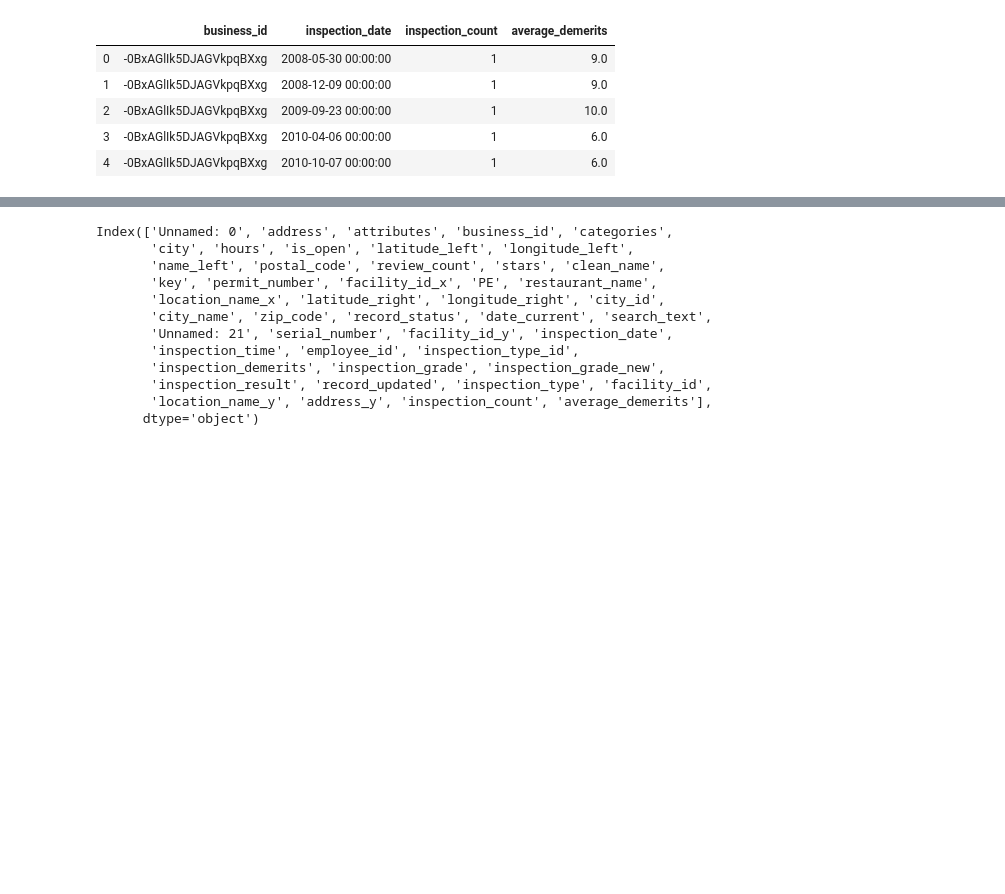
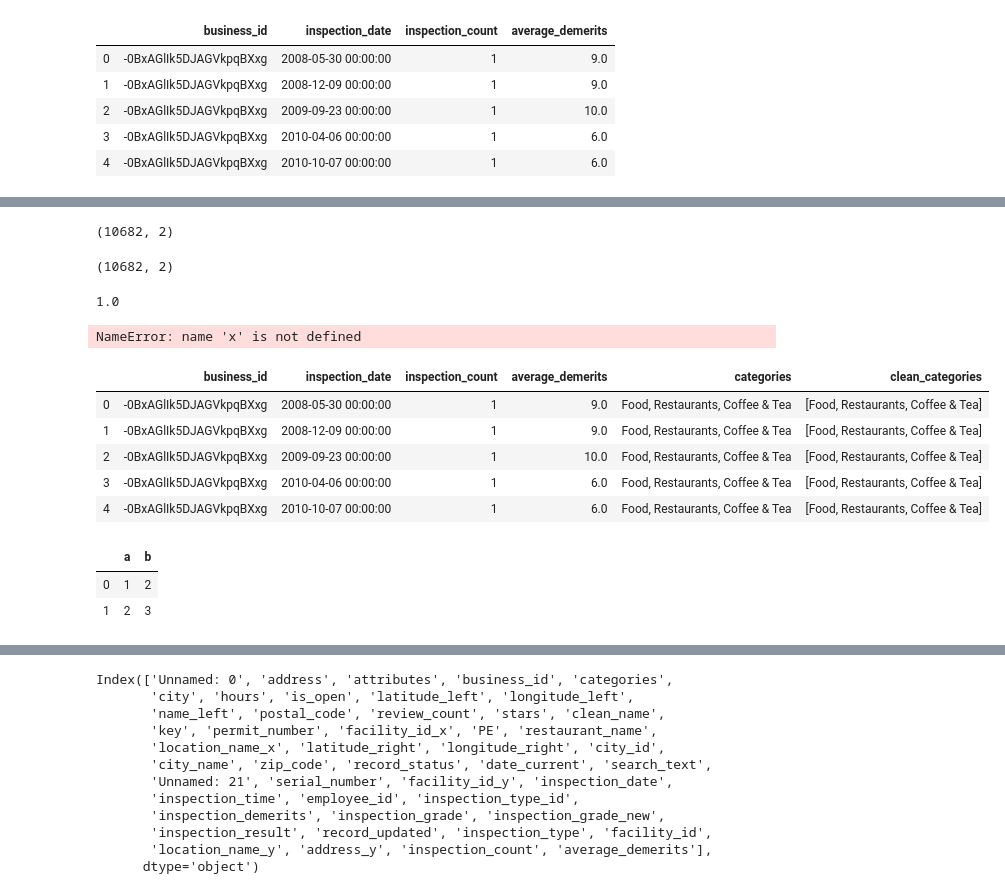
Before and after one commit to RishabPanyam96/Las_Vegas_Food_Inspection, a Jupyter notebook: code/review_inspection_merge.ipynb, the cells around one changed output, grey strips where cells are left out. Cells and saved outputs as stored; diff of their text form; code cells hidden in the pictures; blank space fills up the shorter version.

```diff
--- a/code/review_inspection_merge.ipynb
+++ b/code/review_inspection_merge.ipynb
@@ -370,0 +380,3 @@ count_df.to_csv(file_path + 'y_file.csv')
+# %%
+business_cat_df = business_df[['business_id', 'categories']]
+business_cat_df.head()
@@ -370,0 +390,4 @@ count_df.to_csv(file_path + 'y_file.csv')
+# %%
+business_cat_df.shape
+# %% [output]
+(10682, 2)
@@ -370,0 +396,25 @@ count_df.to_csv(file_path + 'y_file.csv')
+# %%
+business_cat_df.shape
+# %% [output]
+(10682, 2)
+# %%
+business_cat_df.business_id.value_counts().mean()
+# %% [output]
+1.0
+# %%
+business_cat_df['clean_categories'] = business_cat_df['categories'].str.split(",")
+business_cat_df['clean_categories'] = business_cat_df['clean_categories'].str.strip()
+# business_cat_df['clean_categories'] =
+business_cat_df.head()
+# %% [output]
+NameError: name 'x' is not defined
+# %%
+inspection_cat_df = count_df.merge(business_cat_df, on='business_id', how='inner')
+inspection_cat_df.head()
+# %% [output]
+|  | business_id | inspection_date | inspection_count | average_demerits | categories | clean_categories |
+| 0 | -0BxAGlIk5DJAGVkpqBXxg | 2008-05-30 00:00:00 | 1 | 9.0 | Food, Restaurants, Coffee & Tea | [Food, Restaurants, Coffee & Tea] |
+| 1 | -0BxAGlIk5DJAGVkpqBXxg | 2008-12-09 00:00:00 | 1 | 9.0 | Food, Restaurants, Coffee & Tea | [Food, Restaurants, Coffee & Tea] |
+| 2 | -0BxAGlIk5DJAGVkpqBXxg | 2009-09-23 00:00:00 | 1 | 10.0 | Food, Restaurants, Coffee & Tea | [Food, Restaurants, Coffee & Tea] |
+| 3 | -0BxAGlIk5DJAGVkpqBXxg | 2010-04-06 00:00:00 | 1 | 6.0 | Food, Restaurants, Coffee & Tea | [Food, Restaurants, Coffee & Tea] |
+| 4 | -0BxAGlIk5DJAGVkpqBXxg | 2010-10-07 00:00:00 | 1 | 6.0 | Food, Restaurants, Coffee & Tea | [Food, Restaurants, Coffee & Tea] |
@@ -370,0 +438,8 @@ count_df.to_csv(file_path + 'y_file.csv')
+# %%
+test_df = pd.DataFrame({'a': [1, 2]})
+test_df['b'] = [2, 3]
+test_df
+# %% [output]
+|  | a | b |
+| 0 | 1 | 2 |
+| 1 | 2 | 3 |
```
Also changed, not shown: parts of 17 cells of this notebook, 1 other file.
